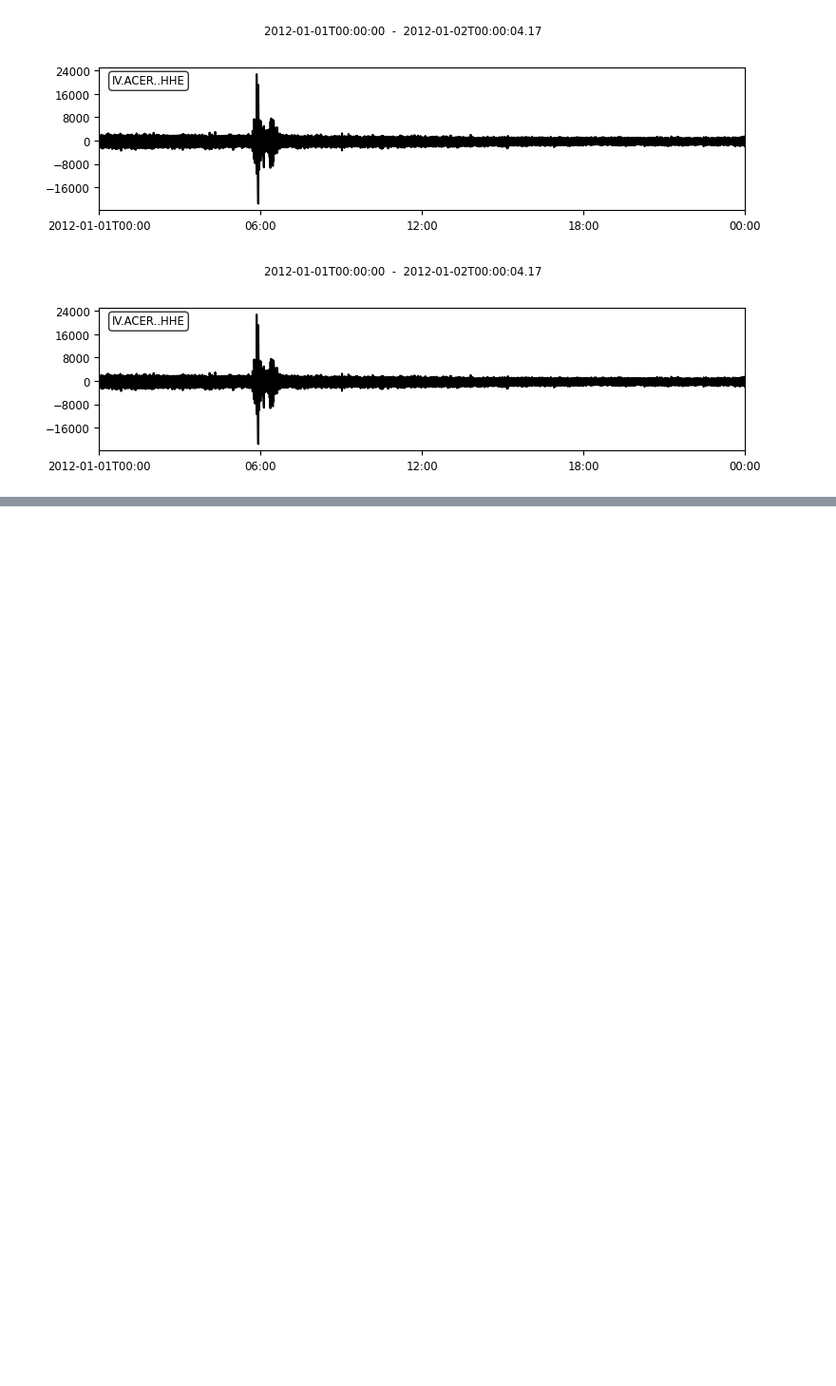
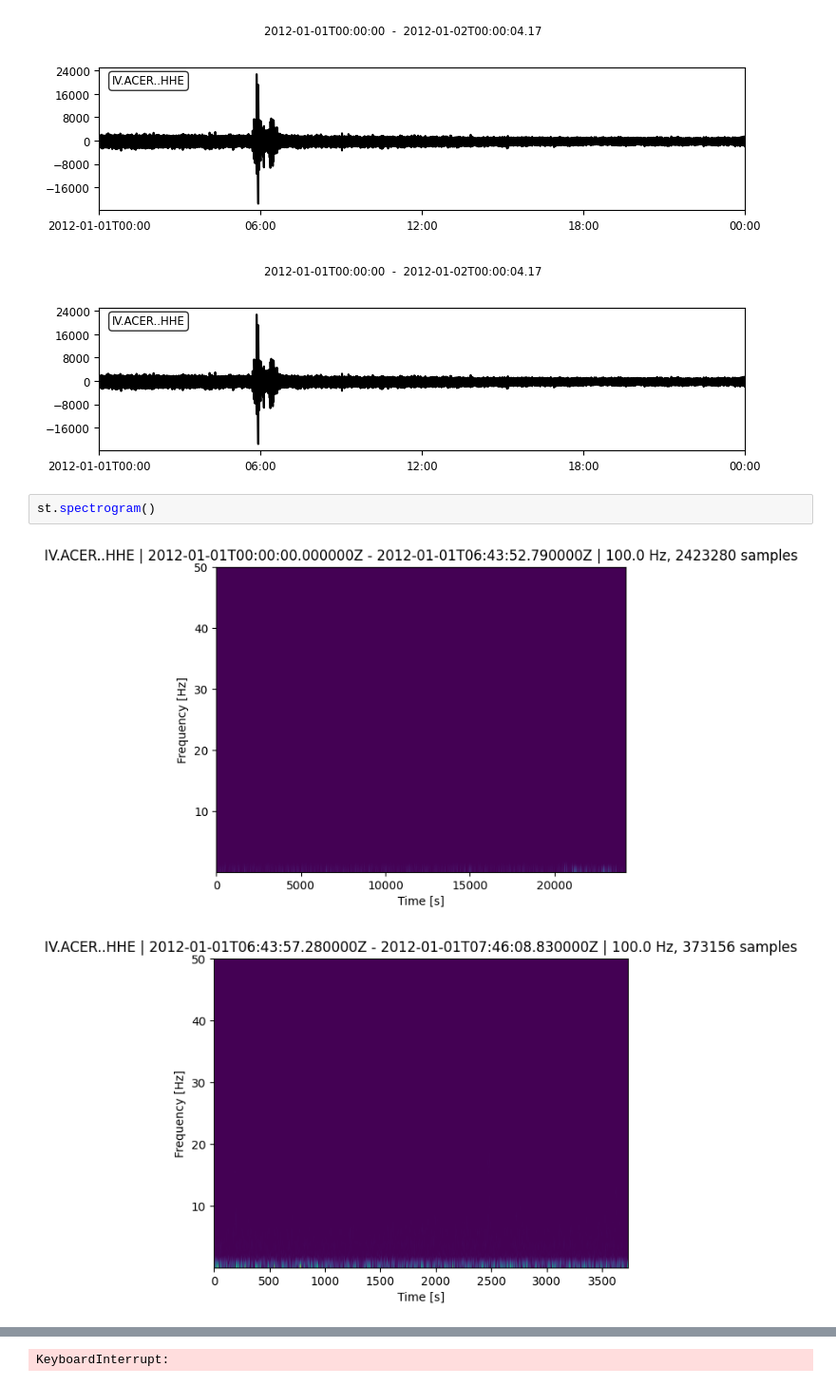
Before and after one commit to Andreaorfino/EPOS-ICSC-Jupyter_request, a Jupyter notebook: EPOS_request.ipynb, the cells around one changed output, grey strips where cells are left out. Shown: that part at 95% size. Saved outputs shown, nothing was run; the diff lists cells and outputs as text; blank space fills up the shorter version.

```diff
--- a/EPOS_request.ipynb
+++ b/EPOS_request.ipynb
@@ -149,3 +204,8 @@ st.plot()
 # %% [output]
 [figure]
 [figure]
+# %%
+st.spectrogram()
+# %% [output]
+[figure, added]
+[figure, added]
@@ -151,0 +213 @@ st.plot()
+KeyboardInterrupt:
```
Also changed, not shown: parts of 20 cells of this notebook, 1 other file.
